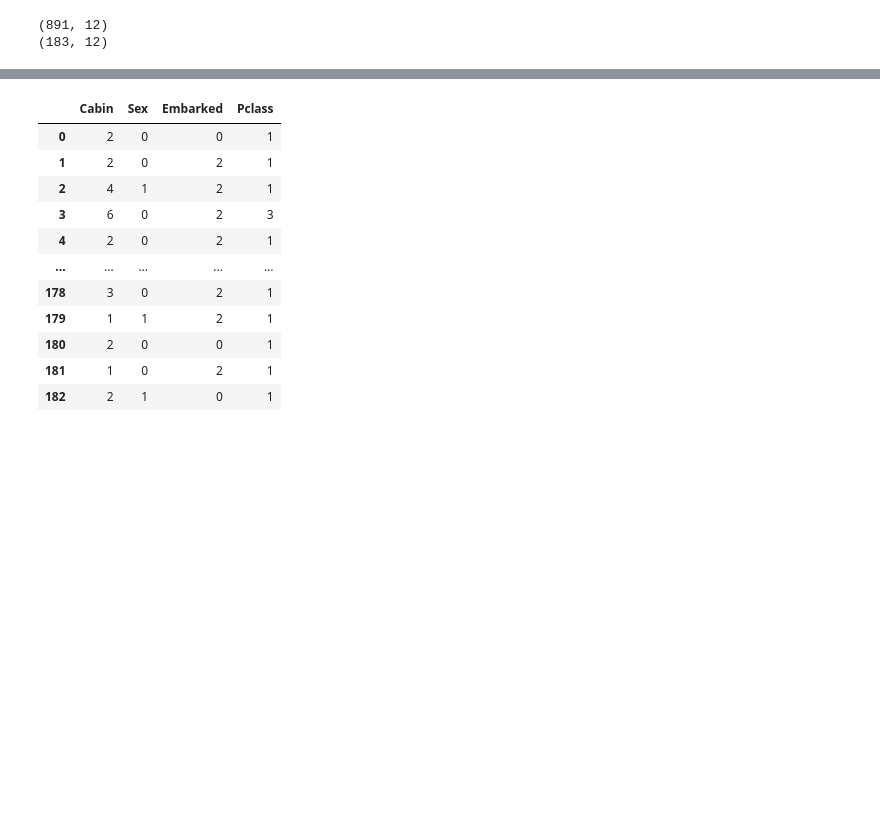
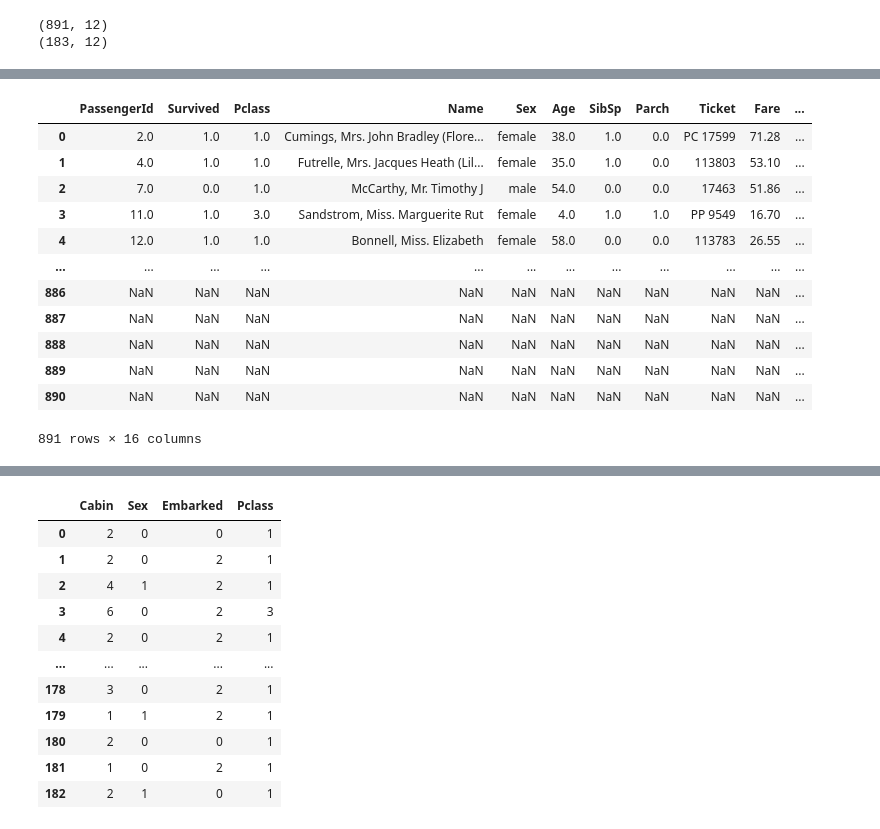
Before and after one commit to aelichung/ml-titanic, a Jupyter notebook: CIS053 Final - ML titanic.ipynb, the cells around one changed output, grey strips where cells are left out. Saved outputs shown, nothing was run; the diff lists cells and outputs as text; code cells hidden in the pictures; blank space fills up the shorter version.

```diff
--- a/CIS053 Final - ML titanic.ipynb
+++ b/CIS053 Final - ML titanic.ipynb
@@ -94,0 +148,18 @@ print(train_data.shape)
+# %%
+train_data.drop(['Age'], axis = 1)
+train_data = pd.concat([train_data, train_data_raw['Age_mean'], train_data_raw['Age_median'], train_data_raw['Age_random'], train_data_raw['Age_end_distribution']], axis = 1)
+train_data
+# %% [output]
+|  | PassengerId | Survived | Pclass | Name | Sex | Age | SibSp | Parch | Ticket | Fare | ... |
+| 0 | 2.0 | 1.0 | 1.0 | Cumings, Mrs. John Bradley (Flore... | female | 38.0 | 1.0 | 0.0 | PC 17599 | 71.28 | ... |
+| 1 | 4.0 | 1.0 | 1.0 | Futrelle, Mrs. Jacques Heath (Lil... | female | 35.0 | 1.0 | 0.0 | 113803 | 53.10 | ... |
+| 2 | 7.0 | 0.0 | 1.0 | McCarthy, Mr. Timothy J | male | 54.0 | 0.0 | 0.0 | 17463 | 51.86 | ... |
+| 3 | 11.0 | 1.0 | 3.0 | Sandstrom, Miss. Marguerite Rut | female | 4.0 | 1.0 | 1.0 | PP 9549 | 16.70 | ... |
+| 4 | 12.0 | 1.0 | 1.0 | Bonnell, Miss. Elizabeth | female | 58.0 | 0.0 | 0.0 | 113783 | 26.55 | ... |
+| ... | ... | ... | ... | ... | ... | ... | ... | ... | ... | ... | ... |
+| 886 | NaN | NaN | NaN | NaN | NaN | NaN | NaN | NaN | NaN | NaN | ... |
+| 887 | NaN | NaN | NaN | NaN | NaN | NaN | NaN | NaN | NaN | NaN | ... |
+| 888 | NaN | NaN | NaN | NaN | NaN | NaN | NaN | NaN | NaN | NaN | ... |
+| 889 | NaN | NaN | NaN | NaN | NaN | NaN | NaN | NaN | NaN | NaN | ... |
+| 890 | NaN | NaN | NaN | NaN | NaN | NaN | NaN | NaN | NaN | NaN | ... |
+891 rows × 16 columns
```
Also changed, not shown: parts of 12 cells of this notebook.
